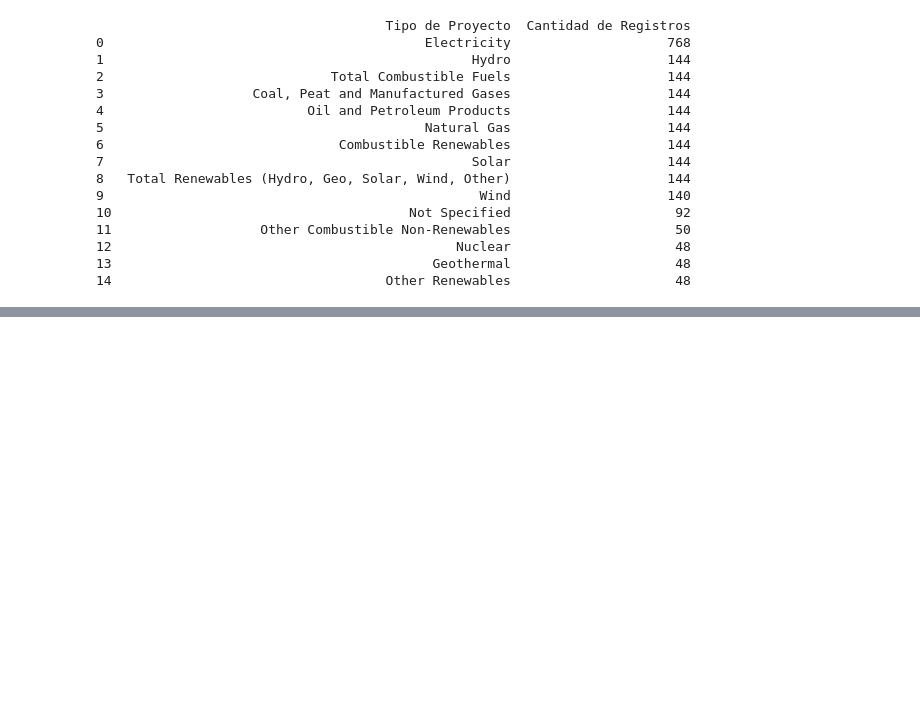
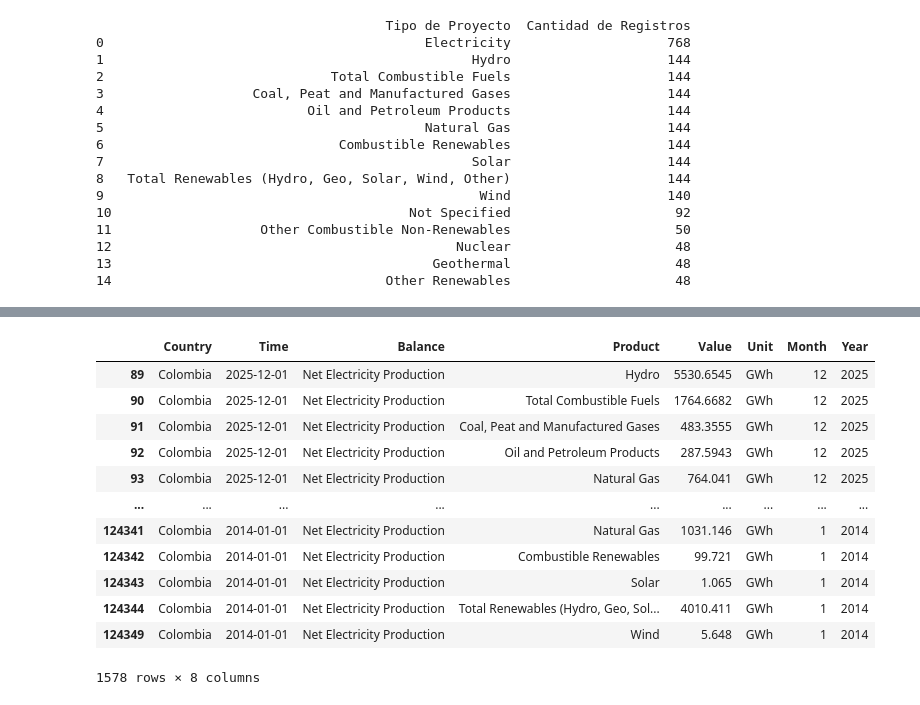
Before and after one commit to upar1234/Bootcamp2026-1, a Jupyter notebook: Codigo/limpieza.ipynb, the cells around one changed output, grey strips where cells are left out. Drawn from its saved outputs; the diff is of its cells as text; code cells hidden in the pictures; blank space fills up the shorter version.

```diff
--- a/Codigo/limpieza.ipynb
+++ b/Codigo/limpieza.ipynb
@@ -245,2 +247,21 @@ print(resumen_años)
 10    7                            195
 11    3                            195
+# %%
+import matplotlib.pyplot as plt
+# Contar energia generada por cada tipo de proyecto
+colombia = colombia[colombia['Product'] != 'Electricity']
+colombia
+# %% [output]
+|  | Country | Time | Balance | Product | Value | Unit | Month | Year |
+| 89 | Colombia | 2025-12-01 | Net Electricity Production | Hydro | 5530.6545 | GWh | 12 | 2025 |
+| 90 | Colombia | 2025-12-01 | Net Electricity Production | Total Combustible Fuels | 1764.6682 | GWh | 12 | 2025 |
+| 91 | Colombia | 2025-12-01 | Net Electricity Production | Coal, Peat and Manufactured Gases | 483.3555 | GWh | 12 | 2025 |
+| 92 | Colombia | 2025-12-01 | Net Electricity Production | Oil and Petroleum Products | 287.5943 | GWh | 12 | 2025 |
+| 93 | Colombia | 2025-12-01 | Net Electricity Production | Natural Gas | 764.041 | GWh | 12 | 2025 |
+| ... | ... | ... | ... | ... | ... | ... | ... | ... |
+| 124341 | Colombia | 2014-01-01 | Net Electricity Production | Natural Gas | 1031.146 | GWh | 1 | 2014 |
+| 124342 | Colombia | 2014-01-01 | Net Electricity Production | Combustible Renewables | 99.721 | GWh | 1 | 2014 |
+| 124343 | Colombia | 2014-01-01 | Net Electricity Production | Solar | 1.065 | GWh | 1 | 2014 |
+| 124344 | Colombia | 2014-01-01 | Net Electricity Production | Total Renewables (Hydro, Geo, Sol... | 4010.411 | GWh | 1 | 2014 |
+| 124349 | Colombia | 2014-01-01 | Net Electricity Production | Wind | 5.648 | GWh | 1 | 2014 |
+1578 rows × 8 columns
```
Also changed, not shown: parts of 12 cells of this notebook.
